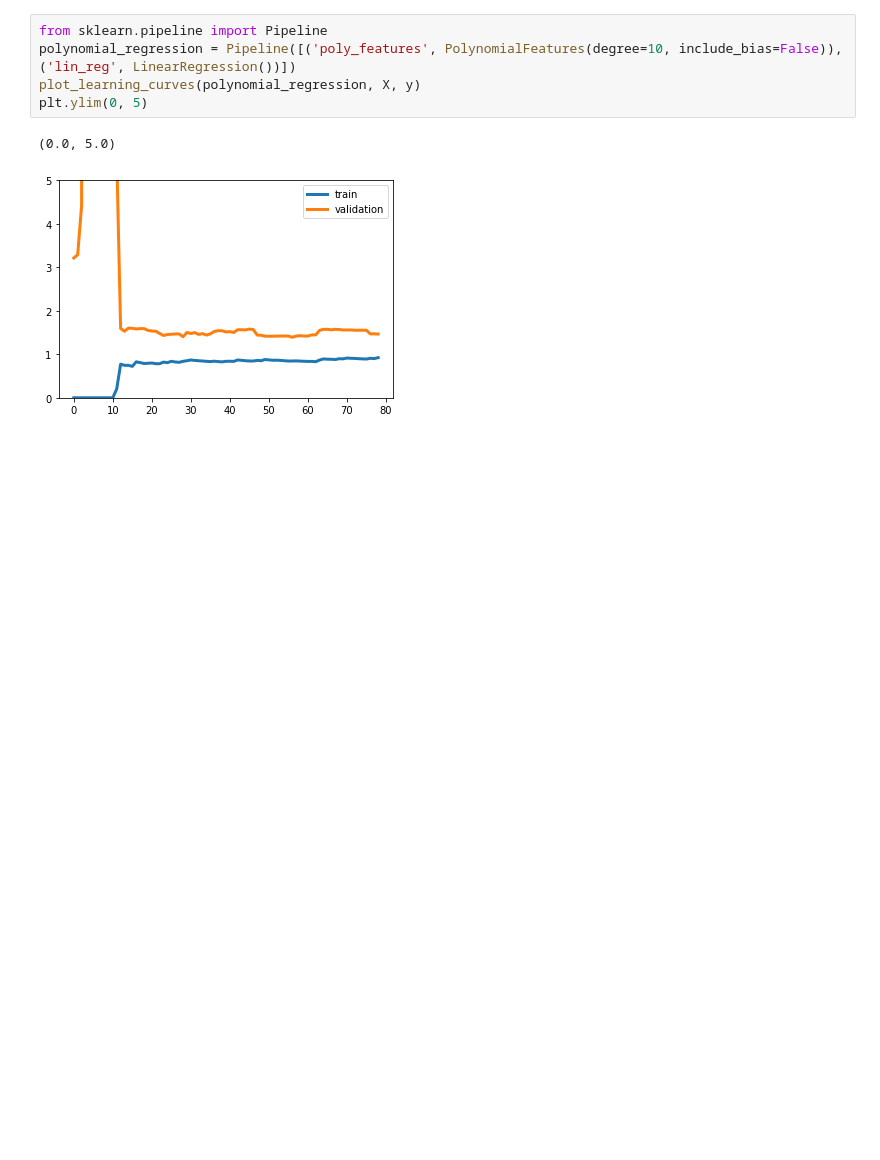
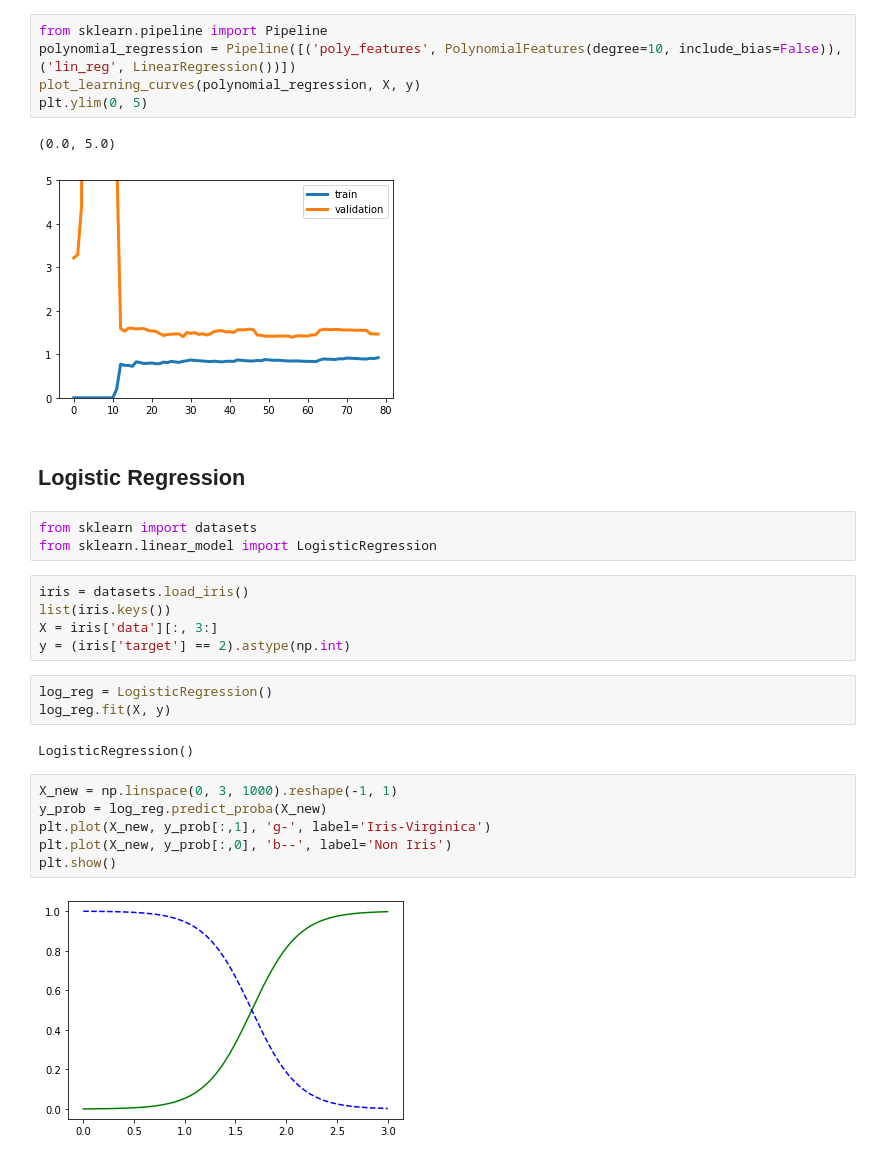
Before and after one commit to macorony/Machine_Learning_Basics, a Jupyter notebook: Supervised_Machine_Learning_Algorithms.ipynb, the cells around one changed output. Drawn from its saved outputs; the diff is of its cells as text; blank space fills up the shorter version.

```diff
--- a/Supervised_Machine_Learning_Algorithms.ipynb
+++ b/Supervised_Machine_Learning_Algorithms.ipynb
@@ -338,3 +338,26 @@ plt.ylim(0, 5)
 # %% [output]
 (0.0, 5.0)
 [figure]
+# %% [markdown]
+## Logistic Regression
+# %%
+from sklearn import datasets
+from sklearn.linear_model import LogisticRegression
+# %%
+iris = datasets.load_iris()
+list(iris.keys())
+X = iris['data'][:, 3:]
+y = (iris['target'] == 2).astype(np.int)
+# %%
+log_reg = LogisticRegression()
+log_reg.fit(X, y)
+# %% [output]
+LogisticRegression()
+# %%
+X_new = np.linspace(0, 3, 1000).reshape(-1, 1)
+y_prob = log_reg.predict_proba(X_new)
+plt.plot(X_new, y_prob[:,1], 'g-', label='Iris-Virginica')
+plt.plot(X_new, y_prob[:,0], 'b--', label='Non Iris')
+plt.show()
+# %% [output]
+[figure, added]
```
Also changed, not shown: parts of 2 cells of this notebook.
